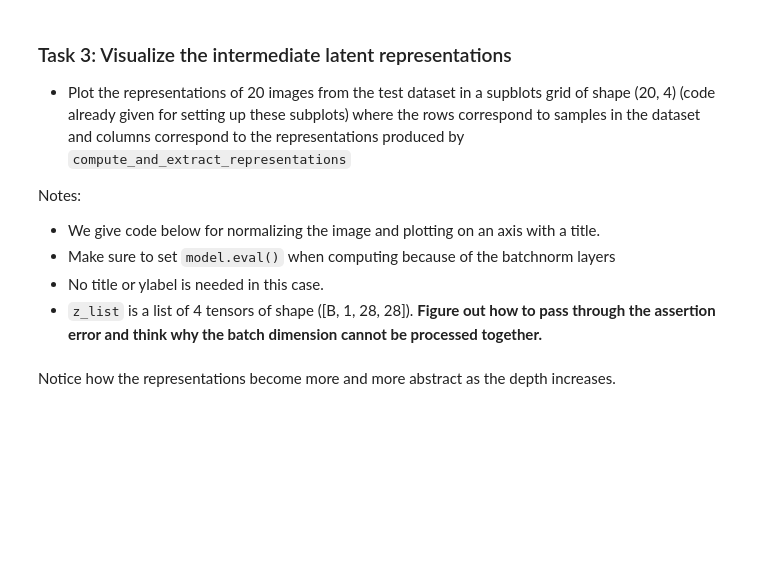
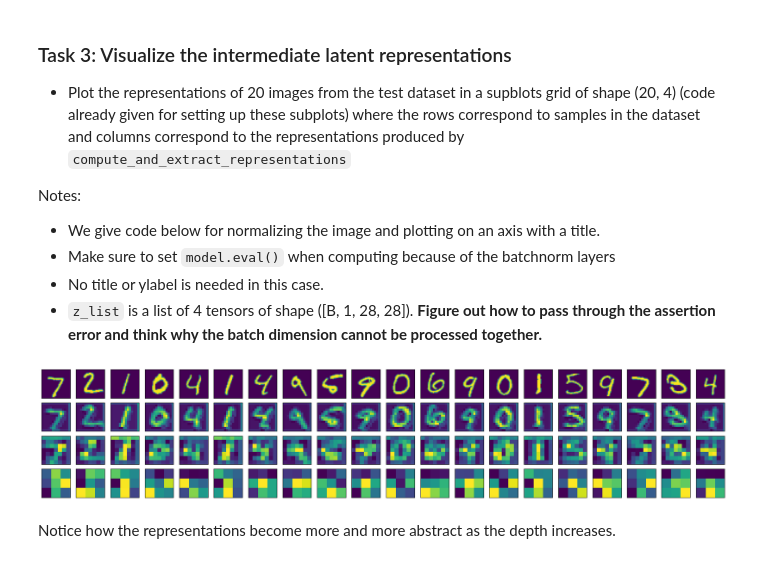
Before and after one commit to Basil070104/AI-blocks, a Jupyter notebook: Assignment_05_Exercise.ipynb, the cells around one changed output. Drawn from its saved outputs; the diff is of its cells as text; code cells hidden in the pictures; blank space fills up the shorter version.

```diff
--- a/Assignment_05_Exercise.ipynb
+++ b/Assignment_05_Exercise.ipynb
@@ -135,9 +137,16 @@ class ExtractAffineModel(AffineModel):
 # %%
 class SimpleResNetWithRepresentations(SimpleResNet):
   def compute_and_extract_representations(self, x):
-    # ----------- <Your code> ---------------
+    z_list = [x]  # z0: original input
 
-    # ----------- <End your code> ---------------
+    for residual in self.residual_layers:
+        x = residual(x)
+        x = self.maxpool(x)
+        z_list.append(x)  # Collect z1, z2, z3
+
+    x = x.view(x.shape[0], -1)
+    out = self.fc(x)
+
     return out, z_list
 
 model = SimpleResNetWithRepresentations(ch_in=1)
@@ -165,6 +179,13 @@ def train(epoch, model, optimizer):
     model.train() # we need to set the mode for our model
     for batch_idx, (images, targets) in enumerate(train_loader):
       # ----------- <Your code> ---------------
+      images, targets = images.to(device), targets.to(device)
+
+      optimizer.zero_grad()
+      output = model(images)
+      loss = F.cross_entropy(output, targets)
+      loss.backward()
+      optimizer.step()
 
       # ----------- <End Your code> ---------------
       if batch_idx % 100 == 0: # We visulize our output every 10 batches
@@ -177,7 +198,11 @@ def test(epoch, model):
   with torch.no_grad():
     for images, targets in test_loader:
       # ----------- <Your code> ---------------
-
+      images, targets = images.to(device), targets.to(device)
+      output = model(images)
+      test_loss += F.cross_entropy(output, targets, reduction='sum').item()  # sum up batch loss
+      pred = output.argmax(dim=1, keepdim=True)  # get the index of the max log-probability
+      correct += pred.eq(targets.view_as(pred)).sum().item()
       # ----------- <End Your code> ---------------
   test_loss /= len(test_loader.dataset)
   print(f'Test result on epoch {epoch}: Avg loss is {test_loss}, Accuracy: {100.*correct/len(test_loader.dataset)}%')
@@ -202,22 +245,45 @@ Notes:
 # %%
 def plot_representation(z, ax):
   # Normalize image for visualization
   assert z.ndim == 3, 'Should be 3 dimensional tensor with C x H x W'
   z = (z - z.min())/(z.max() - z.min())
   if torch.is_tensor(z):  # Convert torch tensor to numpy if needed
     z = z.detach().cpu().numpy()
   ax.imshow(z.transpose((1,2,0)).squeeze(2))
   # Remove ticks and ticklabels to make plot clean
   ax.set_xticks([])
   ax.set_yticks([])
   ax.set_xticklabels([])
   ax.set_yticklabels([])
 
 n_show = 20
 fig, axes_mat = plt.subplots(4, n_show, figsize=[n_show, 4])
 # ----------- <Your code> ---------------
+model.eval()
 
+count = 0
+with torch.no_grad():
+    for images, _ in test_loader:
+        for i in range(images.shape[0]):
+            if count >= n_show:
+                break
+
+            img = images[i].unsqueeze(0).to(device)  # [1, 1, 28, 28]
+            _, z_list = model.compute_and_extract_representations(img)
+
+            for level in range(4):
+                rep = z_list[level].squeeze(0)  # [1, H, W] → [H, W]
+                plot_representation(rep, axes_mat[level, count])
+
+            count += 1
+        if count >= n_show:
+            break
+
+plt.tight_layout()
+plt.show()
 # ----------- <End your code> ---------------
+# %% [output]
+[figure, added]
 # %% [markdown]
 Notice how the representations become more and more abstract as the depth increases.
 # %% [markdown]
```
Also changed, not shown: parts of 7 cells of this notebook.
